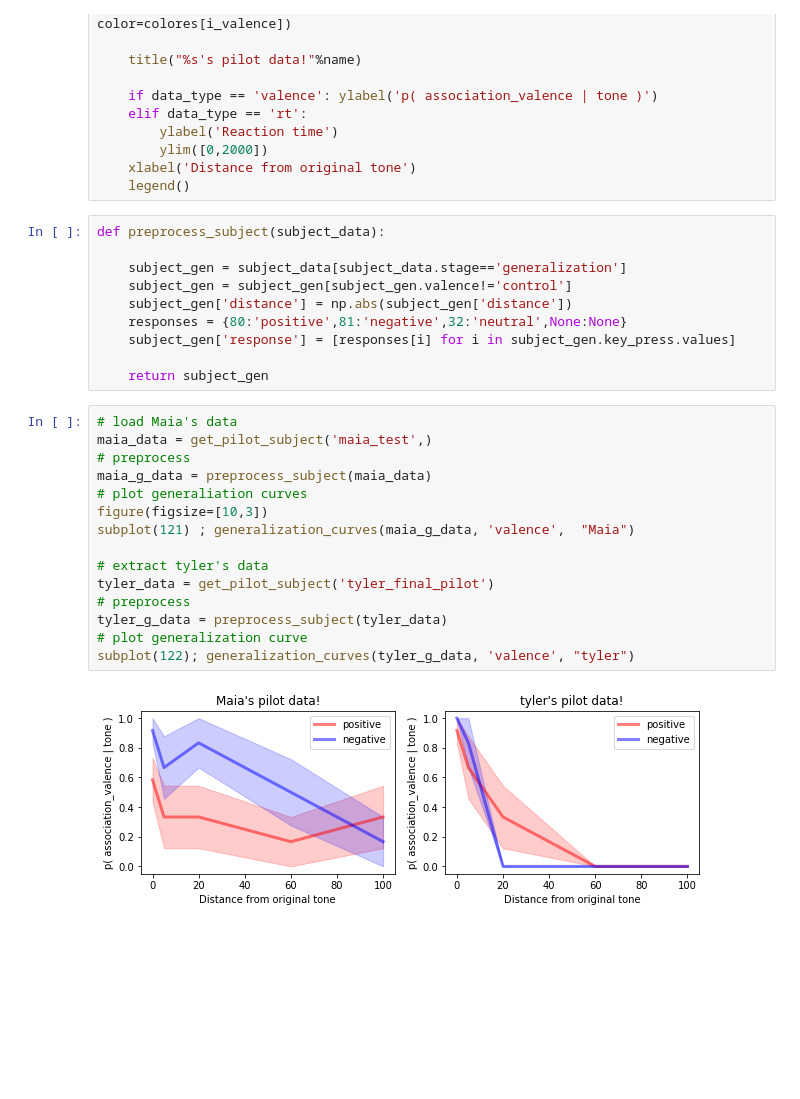
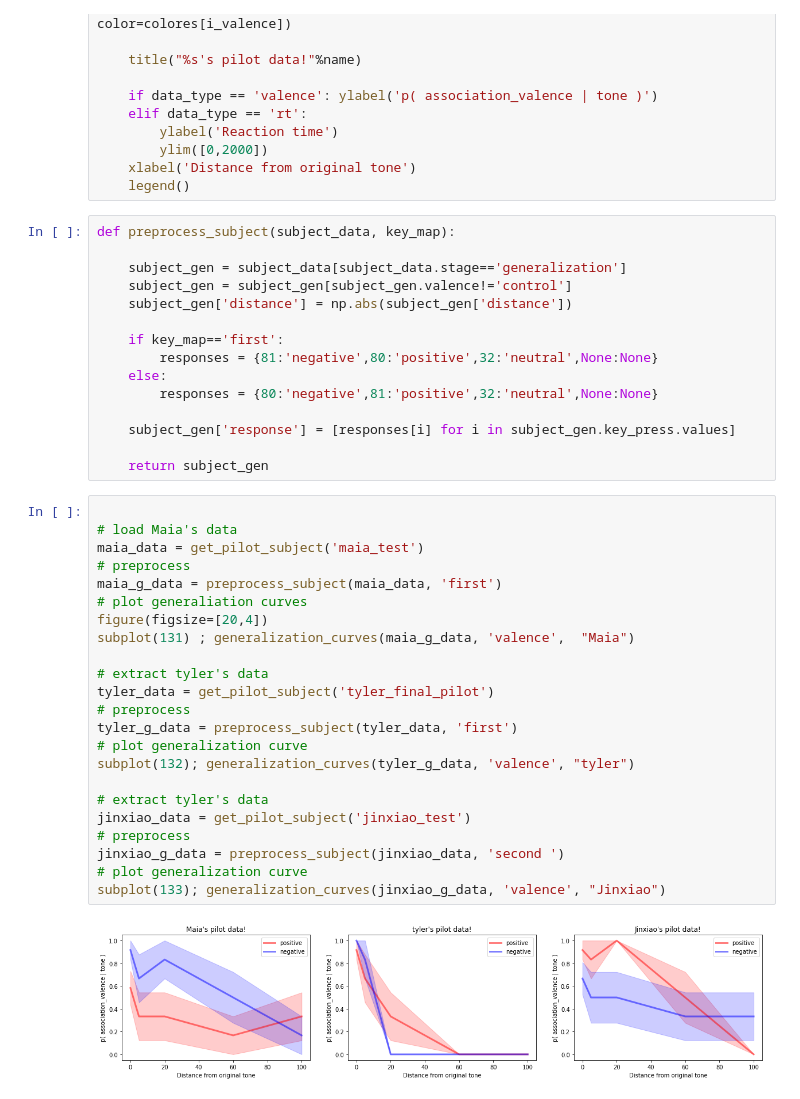
Before and after one commit to tzler/perception_affect_memory, a Jupyter notebook: analysis/pilot_analysis.ipynb, the cells around one changed output. Saved outputs shown, nothing was run; the diff lists cells and outputs as text; blank space fills up the shorter version.

```diff
--- a/analysis/pilot_analysis.ipynb
+++ b/analysis/pilot_analysis.ipynb
@@ -184,30 +181,43 @@ def generalization_curves(gen_data, data_type, name):
     xlabel('Distance from original tone')
     legend()
 # %%
-def preprocess_subject(subject_data):
+def preprocess_subject(subject_data, key_map):
 
     subject_gen = subject_data[subject_data.stage=='generalization']
     subject_gen = subject_gen[subject_gen.valence!='control']
     subject_gen['distance'] = np.abs(subject_gen['distance'])
-    responses = {80:'positive',81:'negative',32:'neutral',None:None}
+
+    if key_map=='first':
+        responses = {81:'negative',80:'positive',32:'neutral',None:None}
+    else:
+        responses = {80:'negative',81:'positive',32:'neutral',None:None}
+
     subject_gen['response'] = [responses[i] for i in subject_gen.key_press.values]
 
     return subject_gen
 # %%
+
 # load Maia's data
-maia_data = get_pilot_subject('maia_test',)
+maia_data = get_pilot_subject('maia_test')
 # preprocess
-maia_g_data = preprocess_subject(maia_data)
+maia_g_data = preprocess_subject(maia_data, 'first')
 # plot generaliation curves
-figure(figsize=[10,3])
-subplot(121) ; generalization_curves(maia_g_data, 'valence',  "Maia")
+figure(figsize=[20,4])
+subplot(131) ; generalization_curves(maia_g_data, 'valence',  "Maia")
 
 # extract tyler's data
 tyler_data = get_pilot_subject('tyler_final_pilot')
 # preprocess
-tyler_g_data = preprocess_subject(tyler_data)
+tyler_g_data = preprocess_subject(tyler_data, 'first')
 # plot generalization curve
-subplot(122); generalization_curves(tyler_g_data, 'valence', "tyler")
+subplot(132); generalization_curves(tyler_g_data, 'valence', "tyler")
+
+# extract tyler's data
+jinxiao_data = get_pilot_subject('jinxiao_test')
+# preprocess
+jinxiao_g_data = preprocess_subject(jinxiao_data, 'second ')
+# plot generalization curve
+subplot(133); generalization_curves(jinxiao_g_data, 'valence', "Jinxiao")
 # %% [output]
-[figure, old version]
+[figure, new version]
 # %%
```
Also changed, not shown: parts of 4 cells of this notebook, 1 other file.
